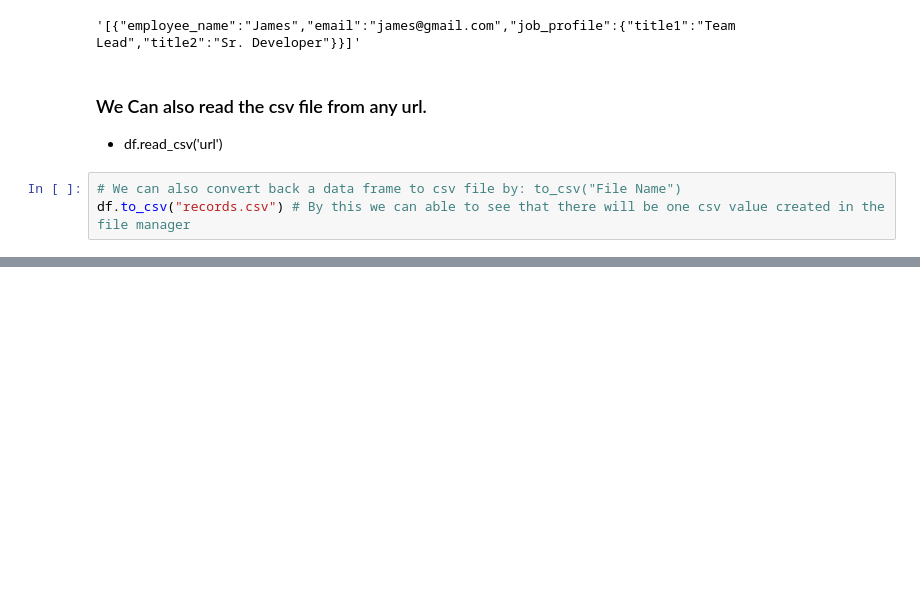
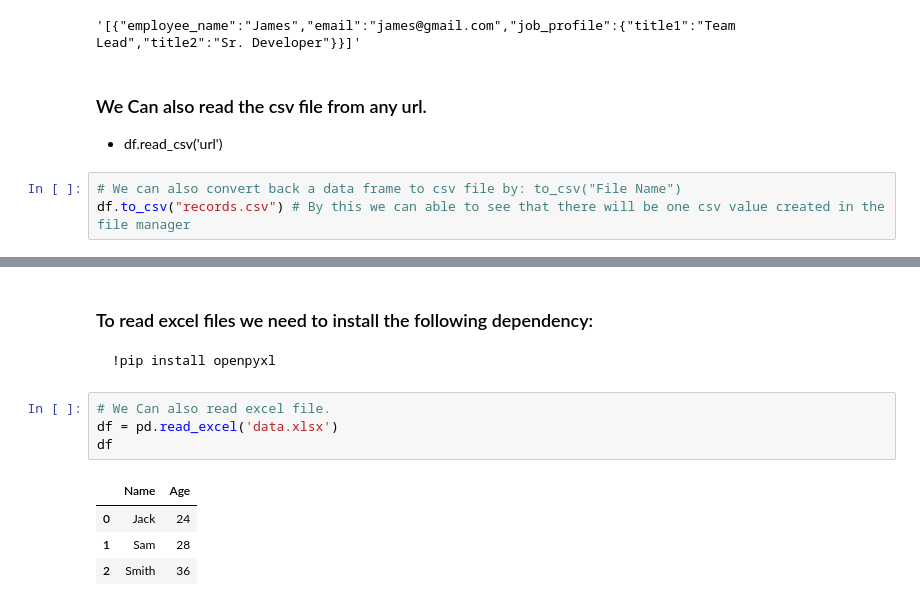
Before and after one commit to MeSubrat/AI-ML-Udemy-Course, a Jupyter notebook: pandas.ipynb, the cells around one changed output, grey strips where cells are left out. Drawn from its saved outputs; the diff is of its cells as text; blank space fills up the shorter version.

````diff
--- a/pandas.ipynb
+++ b/pandas.ipynb
@@ -372,0 +387,14 @@ df.to_csv("records.csv") # By this we can able to see that there will be one csv
+# %% [markdown]
+### To read excel files we need to install the following dependency:
+```
+!pip install openpyxl
+```
+# %%
+# We Can also read excel file.
+df = pd.read_excel('data.xlsx')
+df
+# %% [output]
+|  | Name | Age |
+| 0 | Jack | 24 |
+| 1 | Sam | 28 |
+| 2 | Smith | 36 |
````
Also changed, not shown: parts of 2 cells of this notebook, 2 other files.
